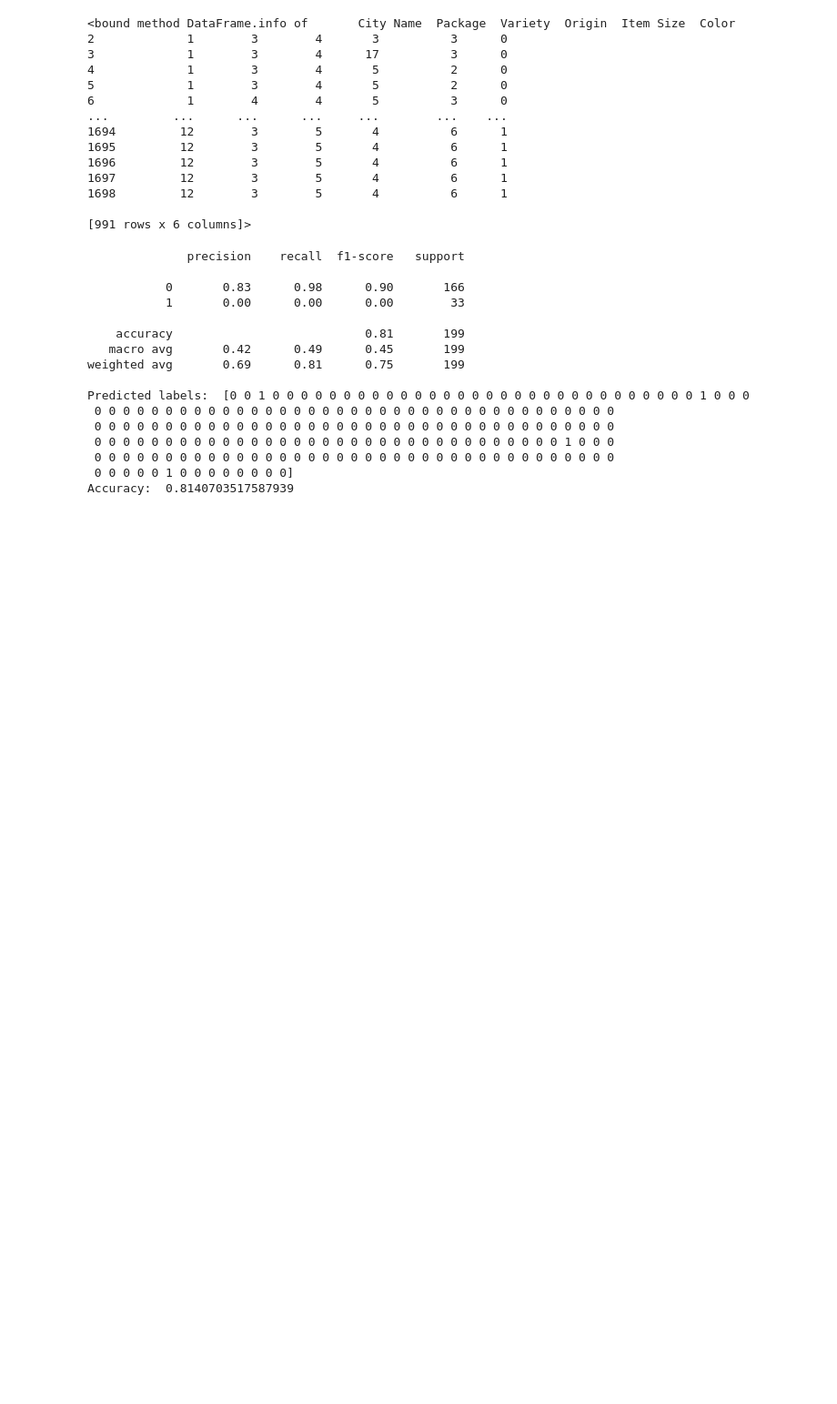
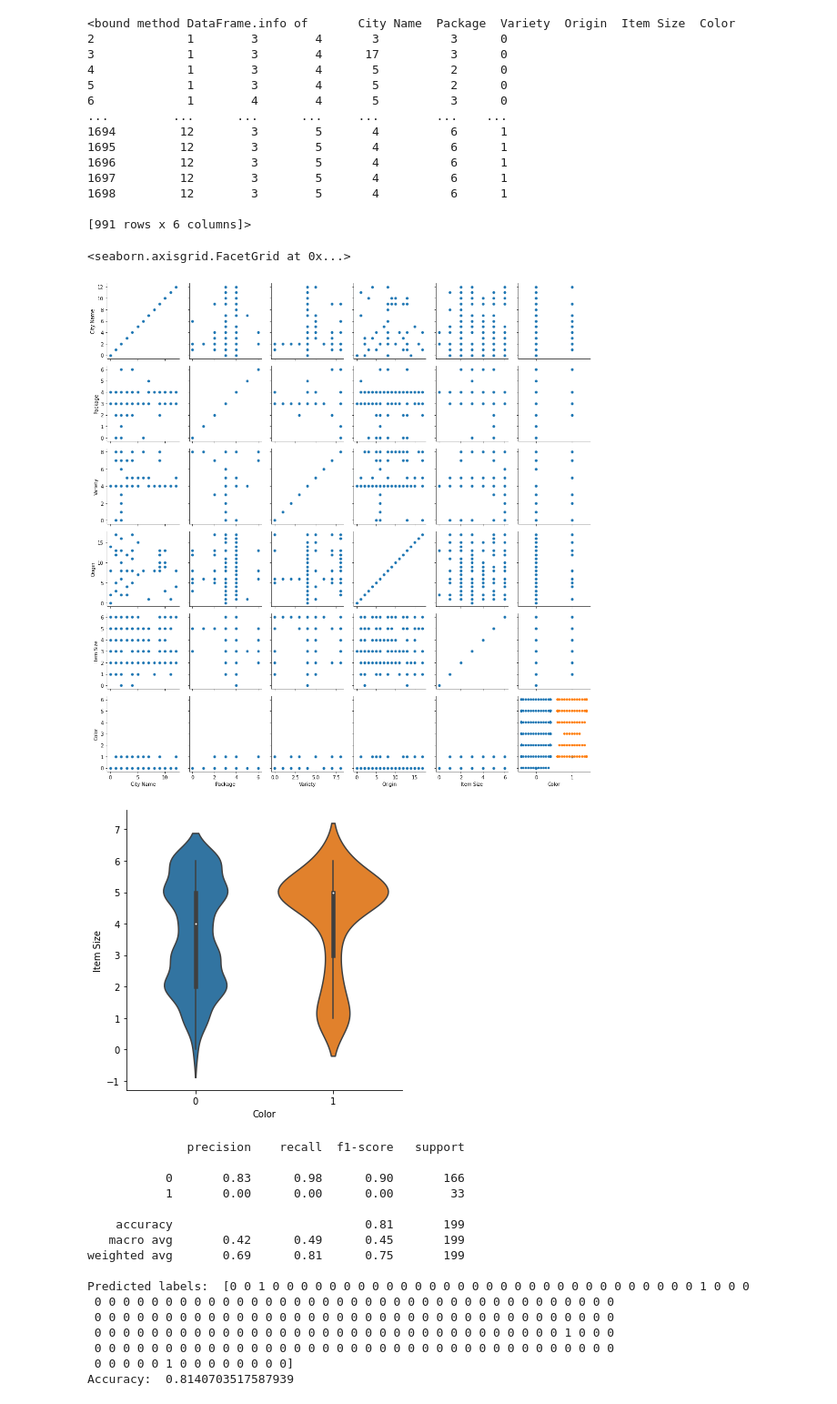
Before and after one commit to JuliaWada/ML-For-Beginners, a Jupyter notebook: 2-Regression/4-Logistic/notebook.ipynb, the cells around one changed output. Shown at 91% size. Drawn from its saved outputs; the diff is of its cells as text; code cells hidden in the pictures; blank space fills up the shorter version.

```diff
--- a/2-Regression/4-Logistic/notebook.ipynb
+++ b/2-Regression/4-Logistic/notebook.ipynb
@@ -47,13 +47,16 @@ new_pumpkins.info
 
 [991 rows x 6 columns]>
 # %%
-# import seaborn as sns
+import seaborn as sns
 
-# g = sns.PairGrid(new_pumpkins)
-# g.map(sns.scatterplot)
-#NOT DOING THIS BECAUSE NEED TO DOWNLOAD ANOTHER LIBRARY FOR THIS
-# sns.swarmplot(x="Color", y="Item Size", data=new_pumpkins)
-# sns.catplot(x="Color", y="Item Size", kind="violin", data=new_pumpkins)
+g = sns.PairGrid(new_pumpkins)
+g.map(sns.scatterplot)
+sns.swarmplot(x="Color", y="Item Size", data=new_pumpkins)
+sns.catplot(x="Color", y="Item Size", kind="violin", data=new_pumpkins)
+# %% [output]
+<seaborn.axisgrid.FacetGrid at 0x...>
+[figure, added]
+[figure, added]
 # %%
 from sklearn.model_selection import train_test_split
 
```
Also changed, not shown: 15 other files.
